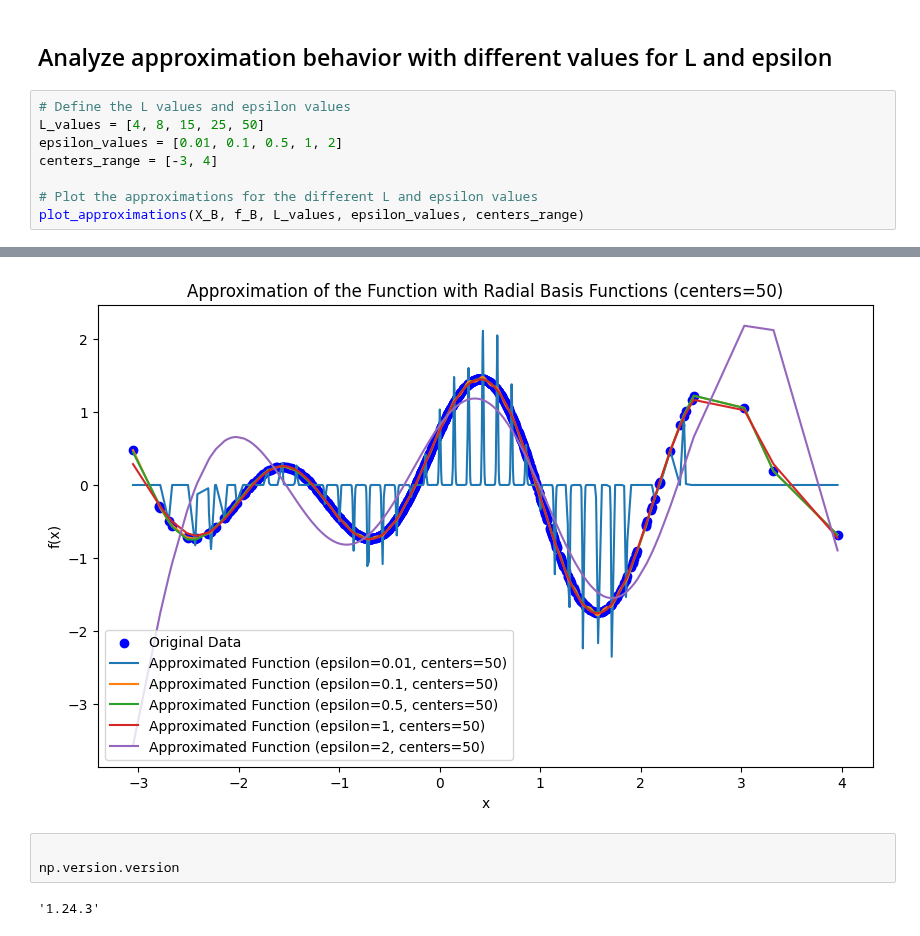
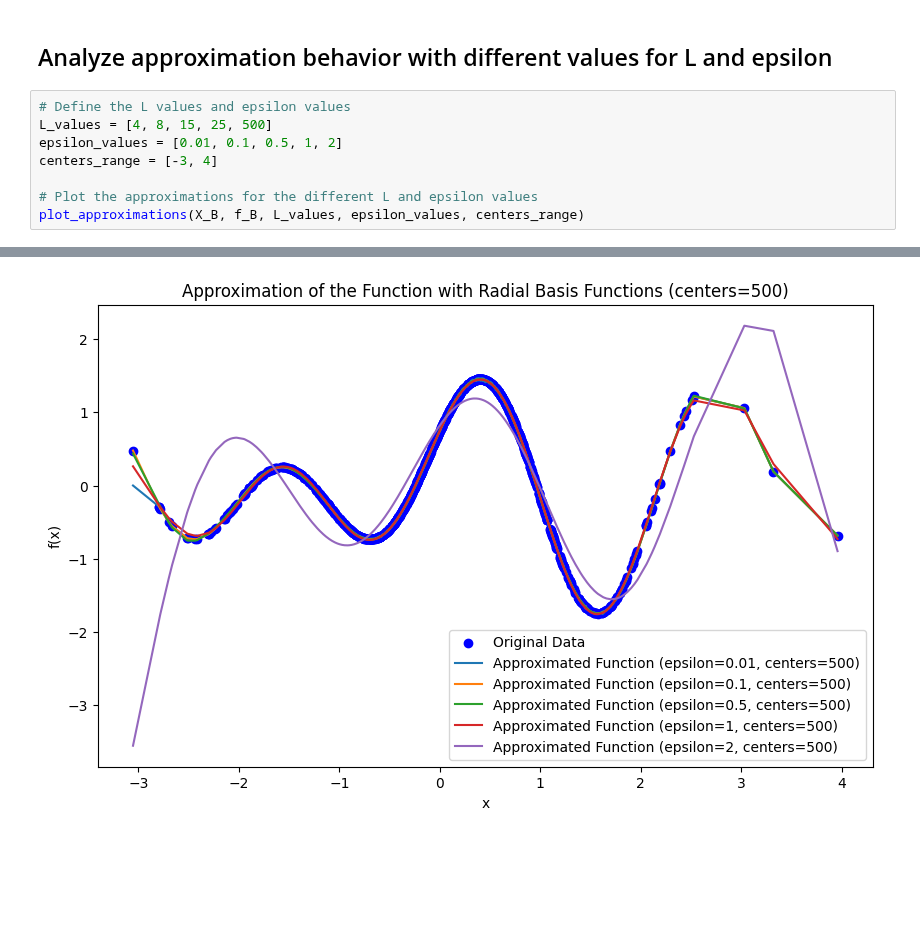
Before and after one commit to parimsuka/crowd-modeling-and-simulation, a Jupyter notebook: exercise5/Task-1/notebook.ipynb, the cells around one changed output, grey strips where cells are left out. Cells and saved outputs as stored; diff of their text form; blank space fills up the shorter version.

```diff
--- a/exercise5/Task-1/notebook.ipynb
+++ b/exercise5/Task-1/notebook.ipynb
@@ -66,20 +66,15 @@ plot_function_data(X_B, f_B, f_B_pred, 'Approximation of the Function in Dataset
 ## Analyze approximation behavior with different values for L and epsilon
 # %%
 # Define the L values and epsilon values
-L_values = [4, 8, 15, 25, 50]
+L_values = [4, 8, 15, 25, 500]
 epsilon_values = [0.01, 0.1, 0.5, 1, 2]
 centers_range = [-3, 4]
 
 # Plot the approximations for the different L and epsilon values
 plot_approximations(X_B, f_B, L_values, epsilon_values, centers_range)
 # %% [output]
 [figure]
 [figure]
 [figure]
 [figure]
-[figure, old version]
+[figure, new version]
-# %%
-
-np.version.version
-# %% [output]
-'1.24.3'
```
